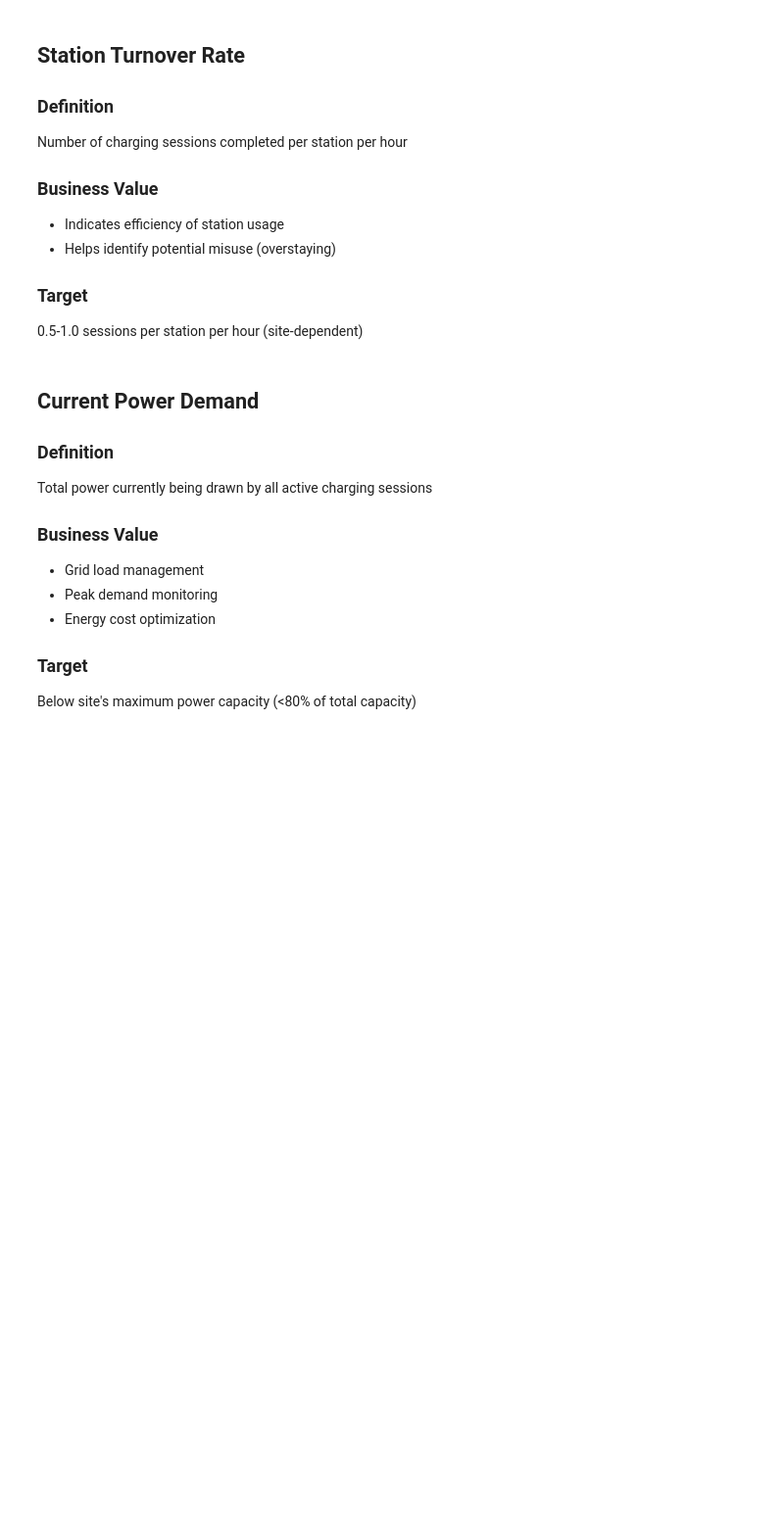
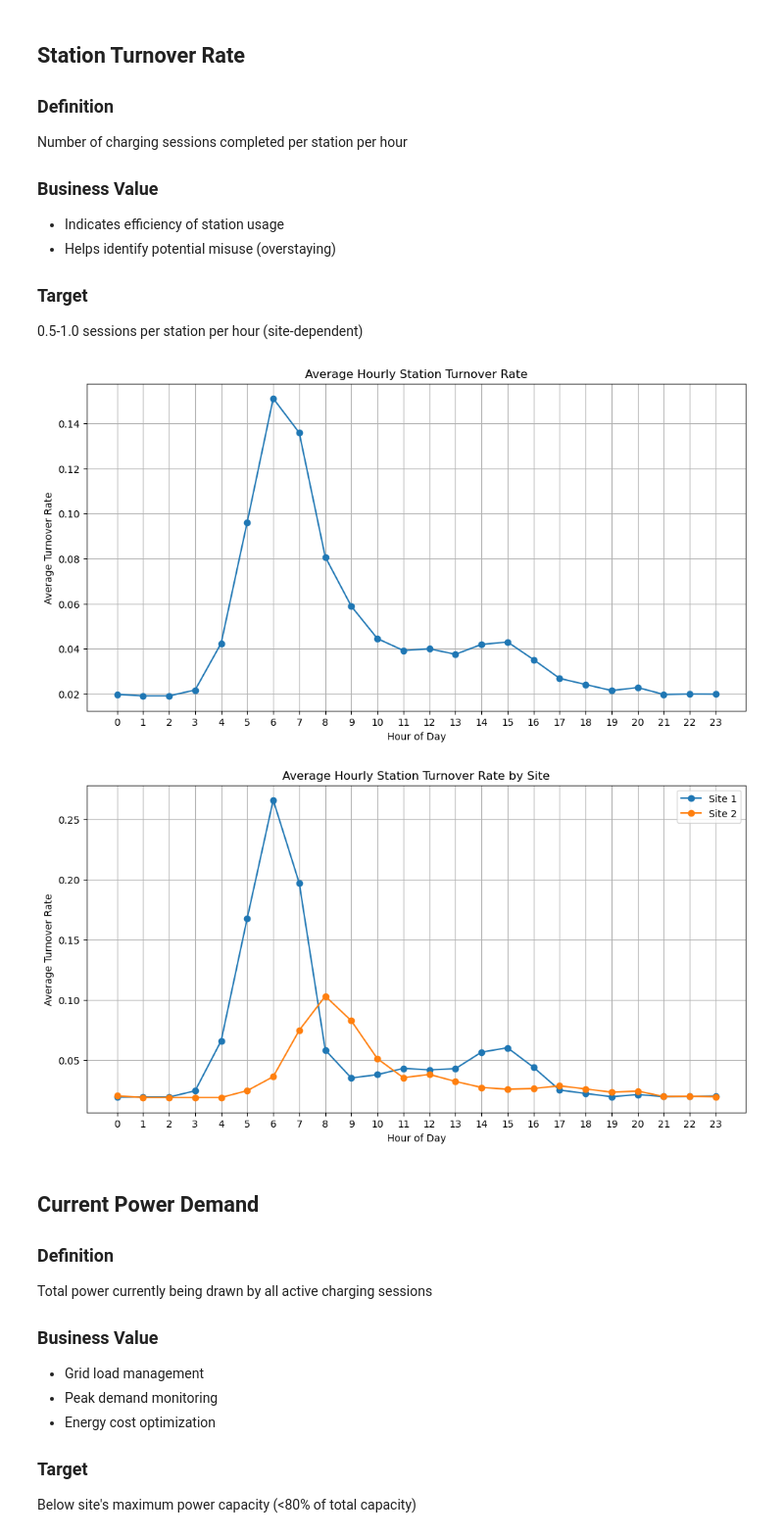
Before and after one commit to Sithkiller3000/AA2024, a Jupyter notebook: descriptive_analytics/descriptive_analytics_2b.ipynb, the cells around one changed output. Shown at 98% size. Drawn from its saved outputs; the diff is of its cells as text; code cells hidden in the pictures; blank space fills up the shorter version.

```diff
--- a/descriptive_analytics/descriptive_analytics_2b.ipynb
+++ b/descriptive_analytics/descriptive_analytics_2b.ipynb
@@ -50,3 +133,55 @@ turnover_rate = completed_sessions / total_stations
+# %%
+import pandas as pd
+import matplotlib.pyplot as plt
+
+# Assuming df is already loaded and 'connectionTime' is a datetime column
+
+# First get the number of stations per site
+stations_per_site = df.groupby('siteID')['stationID'].nunique()
+
+# Create date and hour columns first
+df['date'] = df['connectionTime'].dt.date
+df['hour'] = df['connectionTime'].dt.hour
+
+# Now group by these new columns
+hourly_sessions = df.groupby(['siteID', 'date', 'hour']).size().reset_index(name='completed_sessions')
+
+# Calculate turnover rate
+hourly_sessions['turnover_rate'] = hourly_sessions.apply(
+    lambda x: x['completed_sessions'] / stations_per_site[x['siteID']],
+    axis=1
+)
+
+# Calculate average turnover rate by hour for each site
+avg_hourly_turnover = hourly_sessions.groupby(['siteID', 'hour'])['turnover_rate'].mean().reset_index()
+
+# Plot average patterns for the whole dataset
+plt.figure(figsize=(12, 6))
+plt.plot(avg_hourly_turnover.groupby('hour')['turnover_rate'].mean(), marker='o')
+plt.title('Average Hourly Station Turnover Rate')
+plt.xlabel('Hour of Day')
+plt.ylabel('Average Turnover Rate')
+plt.grid(True)
+plt.xticks(range(0, 24))
+plt.show()
+
+# Plot average patterns for siteID 1 and siteID 2
+plt.figure(figsize=(12, 6))
+for site in [1, 2]:
+    site_data = avg_hourly_turnover[avg_hourly_turnover['siteID'] == site]
+    plt.plot(site_data['hour'], site_data['turnover_rate'],
+             label=f'Site {site}', marker='o')
+
+plt.title('Average Hourly Station Turnover Rate by Site')
+plt.xlabel('Hour of Day')
+plt.ylabel('Average Turnover Rate')
+plt.legend()
+plt.grid(True)
+plt.xticks(range(0, 24))
+plt.show()
+# %% [output]
+[figure, added]
+[figure, added]
 # %% [markdown]
 ## Current Power Demand
 
```
Also changed, not shown: parts of 5 cells of this notebook.
